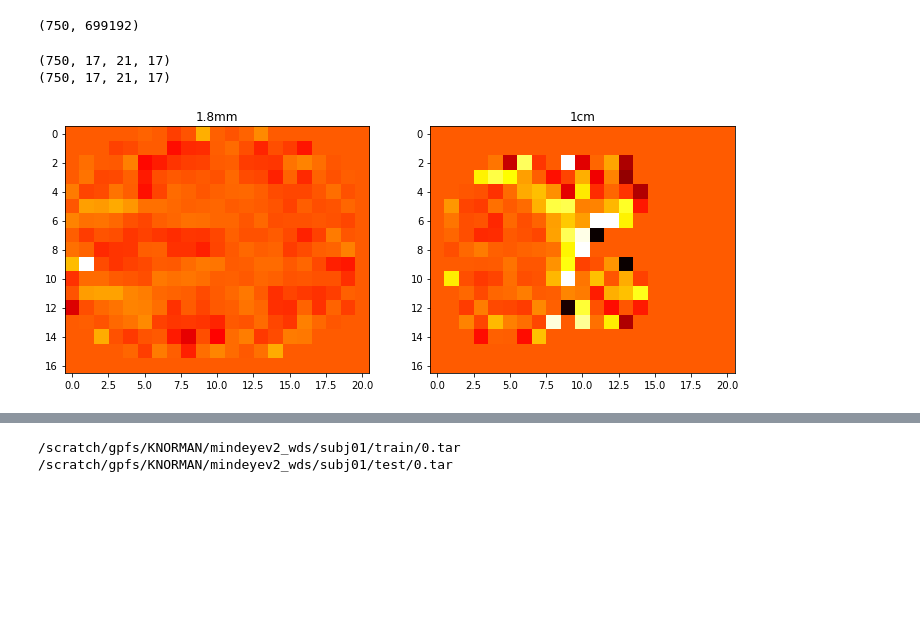
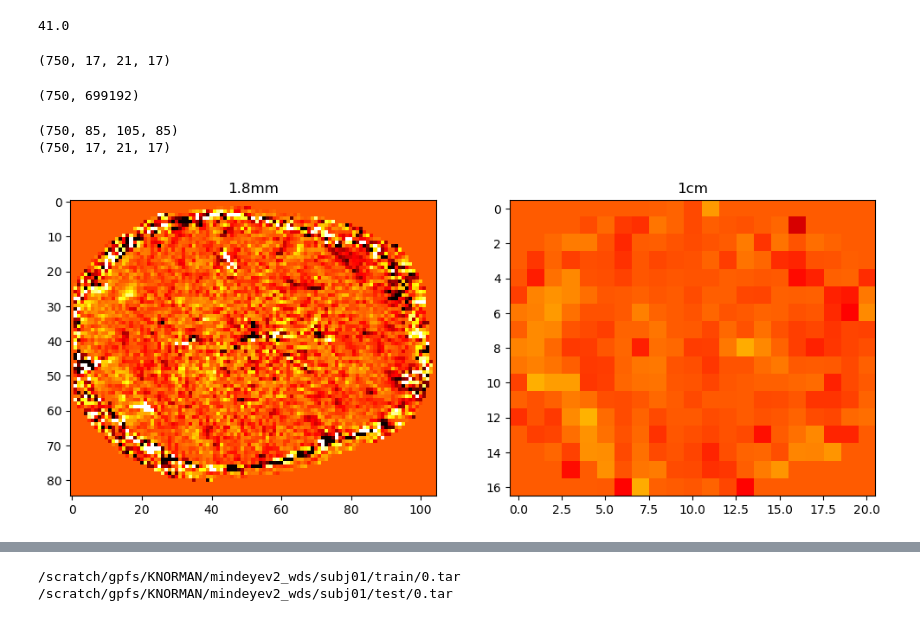
Before and after one commit to io0/fMRI-reconstruction-NSD, a Jupyter notebook: src/nsd_full_dataset_creation.ipynb, the cells around one changed output, grey strips where cells are left out. Drawn from its saved outputs; the diff is of its cells as text; code cells hidden in the pictures; blank space fills up the shorter version.

Commit message:
new downsampling code

```diff
--- a/src/nsd_full_dataset_creation.ipynb
+++ b/src/nsd_full_dataset_creation.ipynb
@@ -122,9 +116,9 @@ FileNotFoundError: [Errno 2] No such file or directory: 'shared1000.npy'
 downsampling = True
 if downsampling:
     from scipy.ndimage import convolve
-    down_scale = 5 # 11 is 2cm, 5 is 1cm
+    down_scale = 17 # 11 is 2cm, 5 is 1cm
 # %%
-downsampling, use_raw = False, False
+downsampling, use_raw = True, False
 # %%
 # use_raw = True
 
@@ -144,3 +138,21 @@ downsampling, use_raw = False, False
 # # time shift and take BOLD after 4.8 seconds
 # # raw_data = raw_data[3:][::3]
 # print(raw_data[3:][::3].shape)
+# %%
+# restrict to ~2cm surface
+surface_mask = nib.load('./betas_surface10.8.nii.gz')
+# surface_mask = nib.load('./frontal_mask.nii.gz')
+surface_mask = surface_mask.get_fdata()
+surface_mask.shape
+
+file = f"nsdgeneral.nii.gz"
+nifti = nib.load(file)
+mask = nifti.get_fdata()
+mask[mask<1] = 0
+nsdgeneral_mask = mask
+
+file = f"brainmask.nii.gz"
+nifti = nib.load(file)
+mask = nifti.get_fdata()
+mask[mask<1] = 0
+wholebrain_mask = mask
@@ -305,0 +370,4 @@ FileNotFoundError: No such file or no access: '/nsddata_betas/ppdata/subj01/func
+# %%
+downsampled_voxinclude.sum()
+# %% [output]
+41.0
@@ -306,3 +377,7 @@ FileNotFoundError: No such file or no access: '/nsddata_betas/ppdata/subj01/func
+# %%
+downsampled_betas.shape
+# %% [output]
+(750, 17, 21, 17)
 # %%
 # wget https://natural-scenes-dataset.s3.amazonaws.com/nsddata_betas/ppdata/subj01/func1pt8mm/betas_fithrf/ncsnr.nii.gz
 # %% [output]
@@ -310,28 +385,28 @@ FileNotFoundError: No such file or no access: '/nsddata_betas/ppdata/subj01/func
 # %%
 print(betas.shape)
 print(downsampled_betas.shape)
 
 import matplotlib.pyplot as plt
 
 # Assume you want to visualize the slice at z=10 and at the first time point (t=0)
-z_coordinate = 10
+z_coordinate = 45
 t_point = 10
 
 # Extract the 2D slice from the original and downsampled data
 original_slice = betas[t_point, :, :, z_coordinate]
 downsampled_slice = downsampled_betas[t_point, :, :, z_coordinate // 5]
 
 # Plotting
 fig, axes = plt.subplots(1, 2, figsize=(12, 6))
 
 axes[0].imshow(original_slice, clim=(-3000,3000), cmap=plt.get_cmap('hot'))
 axes[0].set_title('1.8mm')
 
 axes[1].imshow(downsampled_slice, clim=(-3000,3000), cmap=plt.get_cmap('hot'))
 axes[1].set_title('1cm')
 
 plt.show()
 # %% [output]
+(750, 85, 105, 85)
 (750, 17, 21, 17)
-(750, 17, 21, 17)
-[figure, old version]
+[figure, new version]
```
Also changed, not shown: parts of 15 cells of this notebook.
